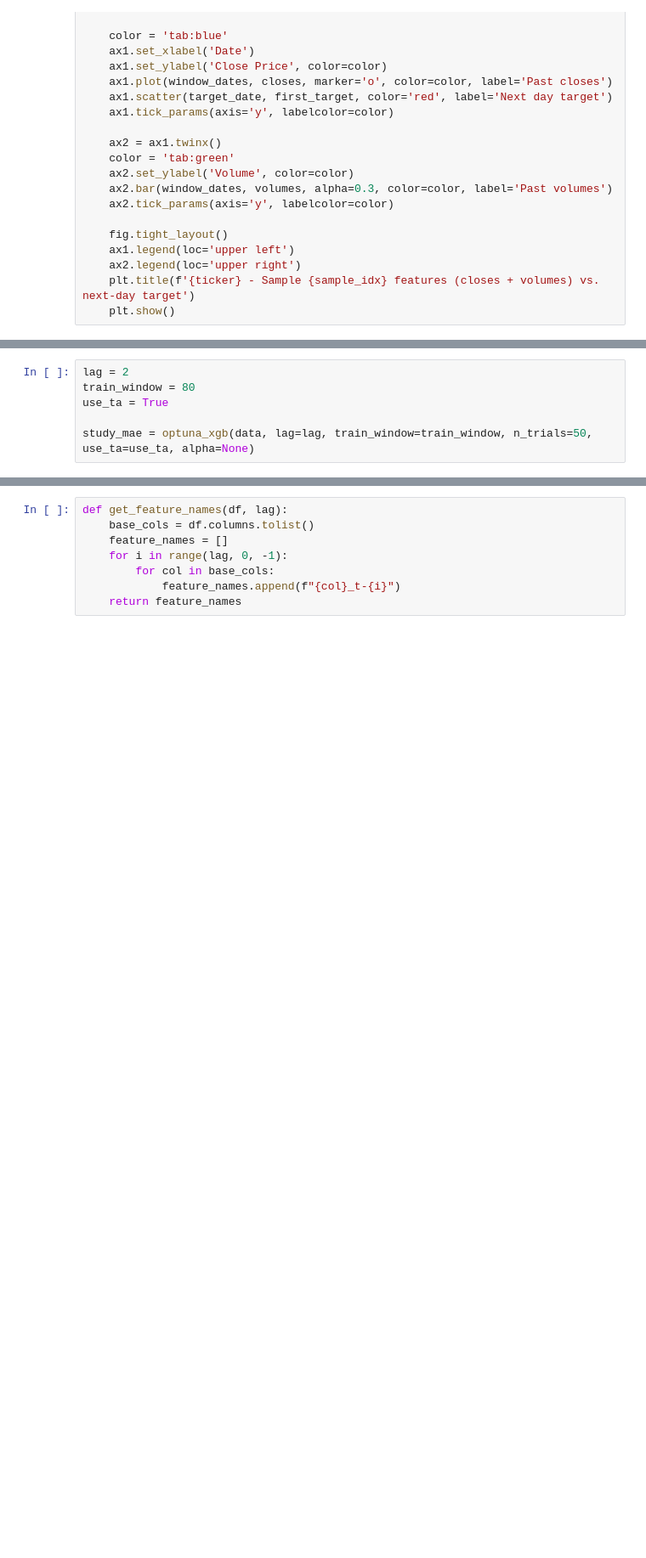
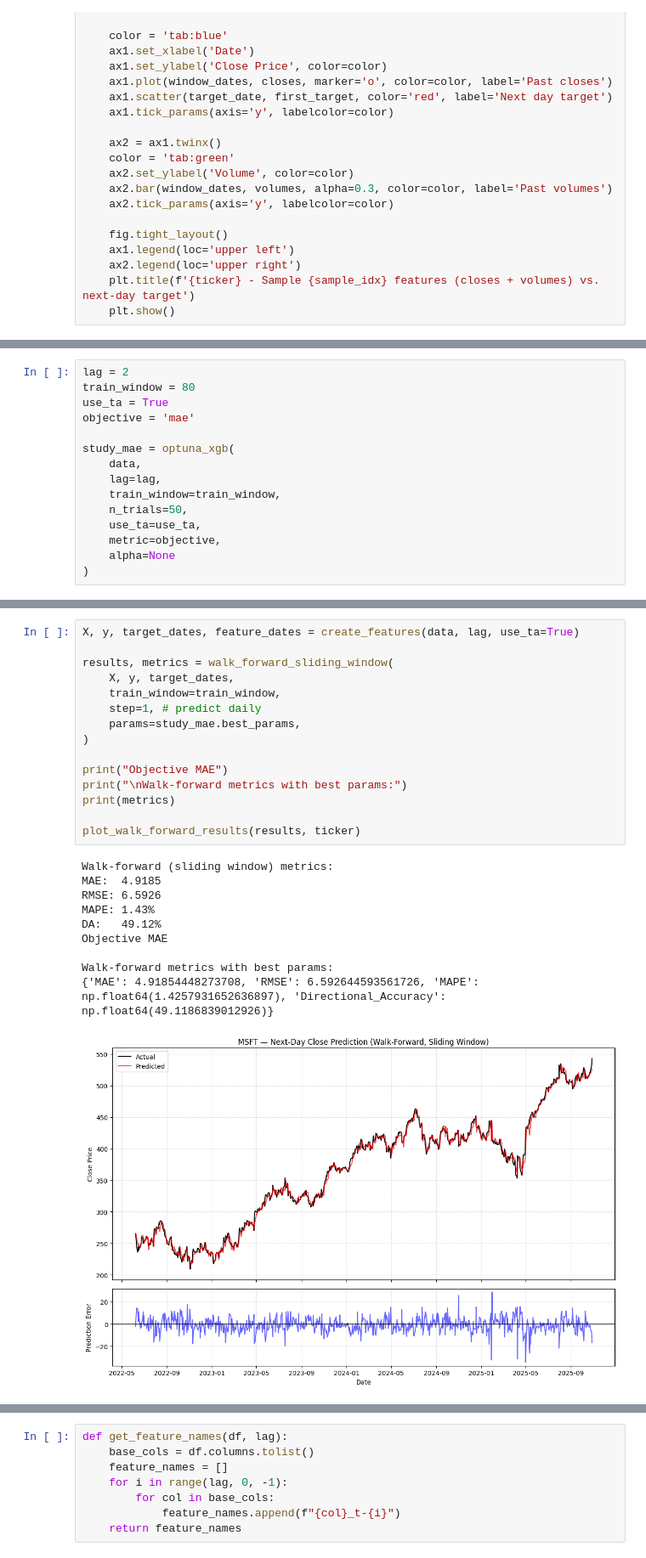
Before and after one commit to ruokokoski/predistocks, a Jupyter notebook: stock_predictor.ipynb, the cells around one changed output, grey strips where cells are left out. Shown at 85% size. Drawn from its saved outputs; the diff is of its cells as text; blank space fills up the shorter version.

```diff
--- a/stock_predictor.ipynb
+++ b/stock_predictor.ipynb
@@ -384,6 +391,15 @@ def optuna_xgb(data, lag, train_window, n_trials=50, use_ta=True, alpha=None):
 lag = 2
 train_window = 80
 use_ta = True
+objective = 'mae'
 
-study_mae = optuna_xgb(data, lag=lag, train_window=train_window, n_trials=50, use_ta=use_ta, alpha=None)
+study_mae = optuna_xgb(
+    data,
+    lag=lag,
+    train_window=train_window,
+    n_trials=50,
+    use_ta=use_ta,
+    metric=objective,
+    alpha=None
+)
 # %% [output]
@@ -463,0 +480,26 @@ Best Directional Accuracy: 46.49%
+# %%
+X, y, target_dates, feature_dates = create_features(data, lag, use_ta=True)
+
+results, metrics = walk_forward_sliding_window(
+    X, y, target_dates,
+    train_window=train_window,
+    step=1, # predict daily
+    params=study_mae.best_params,
+)
+
+print("Objective MAE")
+print("\nWalk-forward metrics with best params:")
+print(metrics)
+
+plot_walk_forward_results(results, ticker)
+# %% [output]
+Walk-forward (sliding window) metrics:
+MAE:  4.9185
+RMSE: 6.5926
+MAPE: 1.43%
+DA:   49.12%
+Objective MAE
+
+Walk-forward metrics with best params:
+{'MAE': 4.91854448273708, 'RMSE': 6.592644593561726, 'MAPE': np.float64(1.4257931652636897), 'Directional_Accuracy': np.float64(49.1186839012926)}
+[figure, added]
```
Also changed, not shown: parts of 25 cells of this notebook.
